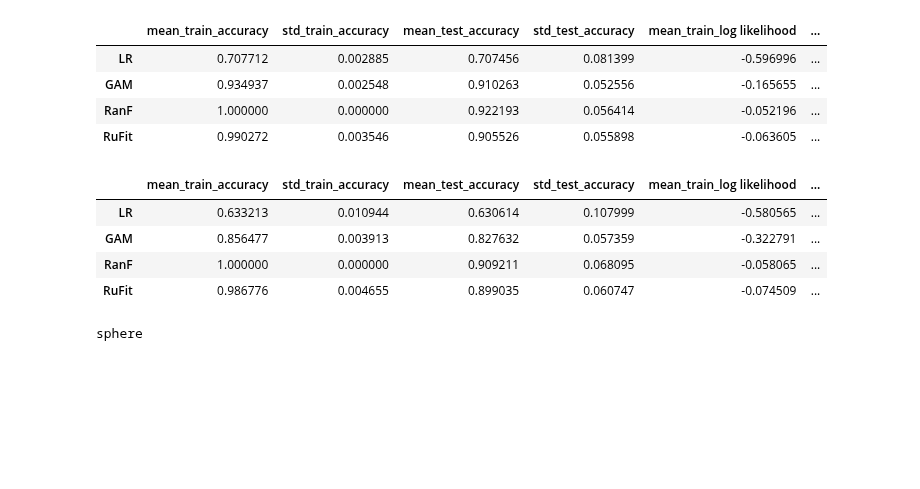
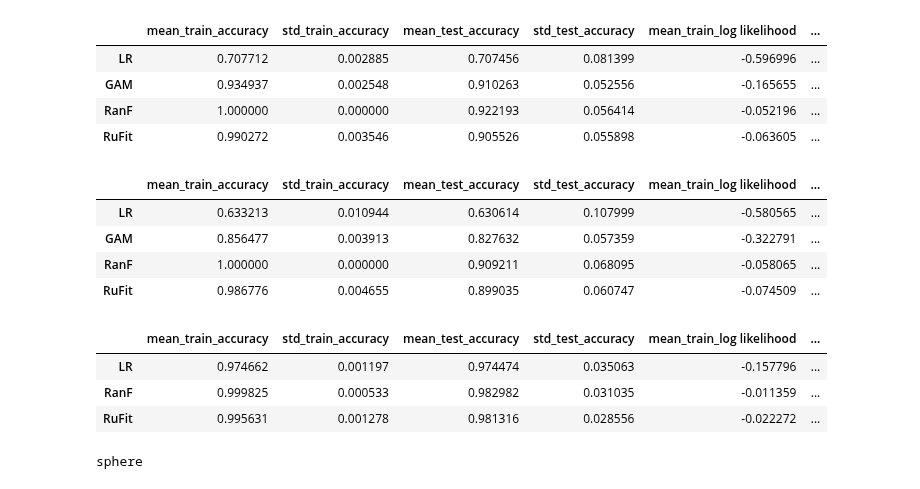
Before and after one commit to marioboley/PISA_ML, a Jupyter notebook: Interpolation-Individual_23.ipynb, the cells around one changed output. Cells and saved outputs as stored; diff of their text form; code cells hidden in the pictures; blank space fills up the shorter version.

```diff
--- a/Interpolation-Individual_23.ipynb
+++ b/Interpolation-Individual_23.ipynb
@@ -138,6 +138,13 @@ inter_no_comp_df['worm']
 | GAM | 0.856477 | 0.003913 | 0.827632 | 0.057359 | -0.322791 | ... |
 | RanF | 1.000000 | 0.000000 | 0.909211 | 0.068095 | -0.058065 | ... |
 | RuFit | 0.986776 | 0.004655 | 0.899035 | 0.060747 | -0.074509 | ... |
+# %%
+inter_no_comp_df['other']
+# %% [output]
+|  | mean_train_accuracy | std_train_accuracy | mean_test_accuracy | std_test_accuracy | mean_train_log likelihood | ... |
+| LR | 0.974662 | 0.001197 | 0.974474 | 0.035063 | -0.157796 | ... |
+| RanF | 0.999825 | 0.000533 | 0.982982 | 0.031035 | -0.011359 | ... |
+| RuFit | 0.995631 | 0.001278 | 0.981316 | 0.028556 | -0.022272 | ... |
 # %%
 i = 0
 for key in inter_no_comp_df:
```
